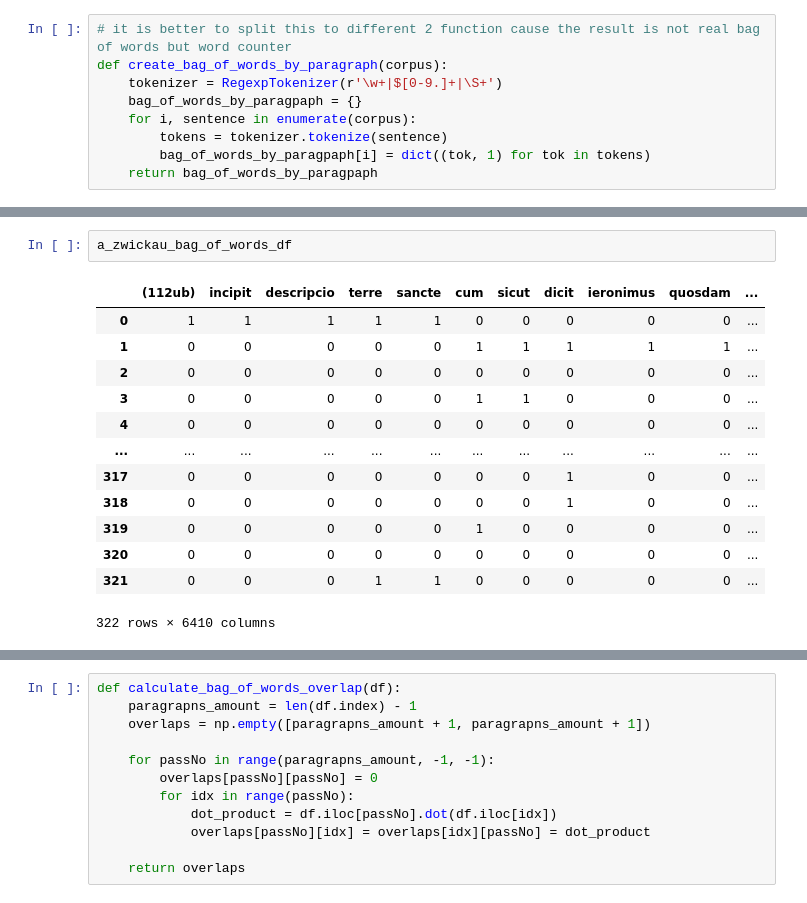
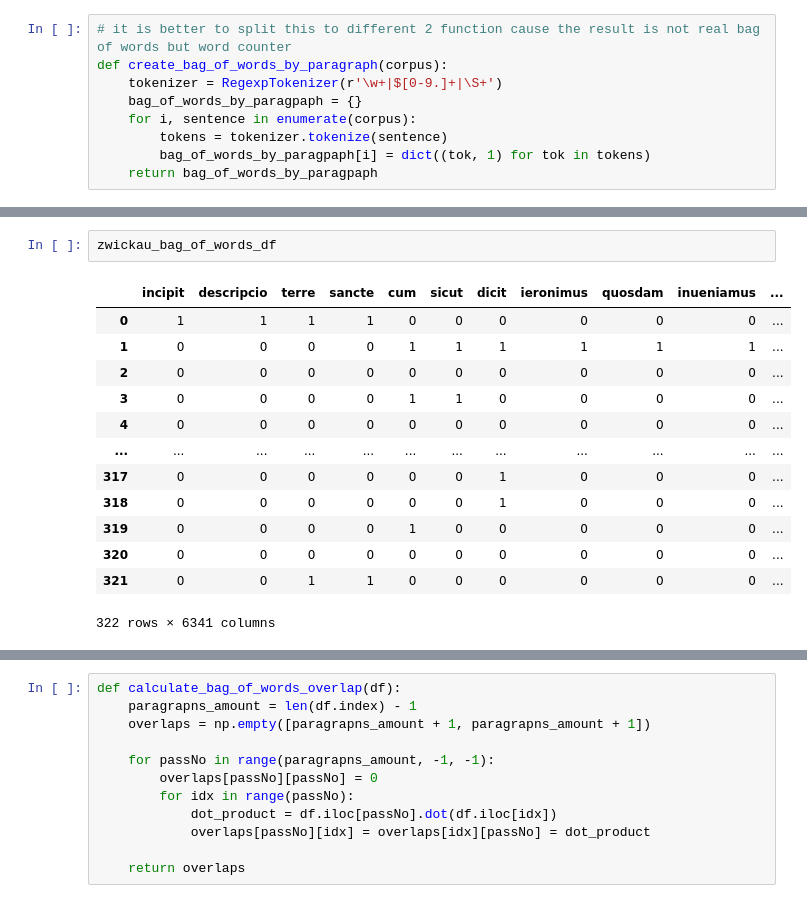
Before and after one commit to sashaaKr/thesis, a Jupyter notebook: notebooks/first_play_with_data.ipynb, the cells around one changed output, grey strips where cells are left out. Saved outputs shown, nothing was run; the diff lists cells and outputs as text.

```diff
--- a/notebooks/first_play_with_data.ipynb
+++ b/notebooks/first_play_with_data.ipynb
@@ -154,16 +157,16 @@ a_zwickau_bag_of_words
-# %%
-a_zwickau_bag_of_words_df
-# %% [output]
-|  | (112ub) | incipit | descripcio | terre | sancte | cum | sicut | dicit | ieronimus | quosdam | ... |
-| 0 | 1 | 1 | 1 | 1 | 1 | 0 | 0 | 0 | 0 | 0 | ... |
-| 1 | 0 | 0 | 0 | 0 | 0 | 1 | 1 | 1 | 1 | 1 | ... |
-| 2 | 0 | 0 | 0 | 0 | 0 | 0 | 0 | 0 | 0 | 0 | ... |
-| 3 | 0 | 0 | 0 | 0 | 0 | 1 | 1 | 0 | 0 | 0 | ... |
-| 4 | 0 | 0 | 0 | 0 | 0 | 0 | 0 | 0 | 0 | 0 | ... |
-| ... | ... | ... | ... | ... | ... | ... | ... | ... | ... | ... | ... |
-| 317 | 0 | 0 | 0 | 0 | 0 | 0 | 0 | 1 | 0 | 0 | ... |
-| 318 | 0 | 0 | 0 | 0 | 0 | 0 | 0 | 1 | 0 | 0 | ... |
-| 319 | 0 | 0 | 0 | 0 | 0 | 1 | 0 | 0 | 0 | 0 | ... |
-| 320 | 0 | 0 | 0 | 0 | 0 | 0 | 0 | 0 | 0 | 0 | ... |
-| 321 | 0 | 0 | 0 | 1 | 1 | 0 | 0 | 0 | 0 | 0 | ... |
-322 rows × 6410 columns
+# %%
+zwickau_bag_of_words_df
+# %% [output]
+|  | incipit | descripcio | terre | sancte | cum | sicut | dicit | ieronimus | quosdam | inueniamus | ... |
+| 0 | 1 | 1 | 1 | 1 | 0 | 0 | 0 | 0 | 0 | 0 | ... |
+| 1 | 0 | 0 | 0 | 0 | 1 | 1 | 1 | 1 | 1 | 1 | ... |
+| 2 | 0 | 0 | 0 | 0 | 0 | 0 | 0 | 0 | 0 | 0 | ... |
+| 3 | 0 | 0 | 0 | 0 | 1 | 1 | 0 | 0 | 0 | 0 | ... |
+| 4 | 0 | 0 | 0 | 0 | 0 | 0 | 0 | 0 | 0 | 0 | ... |
+| ... | ... | ... | ... | ... | ... | ... | ... | ... | ... | ... | ... |
+| 317 | 0 | 0 | 0 | 0 | 0 | 0 | 1 | 0 | 0 | 0 | ... |
+| 318 | 0 | 0 | 0 | 0 | 0 | 0 | 1 | 0 | 0 | 0 | ... |
+| 319 | 0 | 0 | 0 | 0 | 1 | 0 | 0 | 0 | 0 | 0 | ... |
+| 320 | 0 | 0 | 0 | 0 | 0 | 0 | 0 | 0 | 0 | 0 | ... |
+| 321 | 0 | 0 | 1 | 1 | 0 | 0 | 0 | 0 | 0 | 0 | ... |
+322 rows × 6341 columns
```
Also changed, not shown: parts of 16 cells of this notebook, 5 other files.
